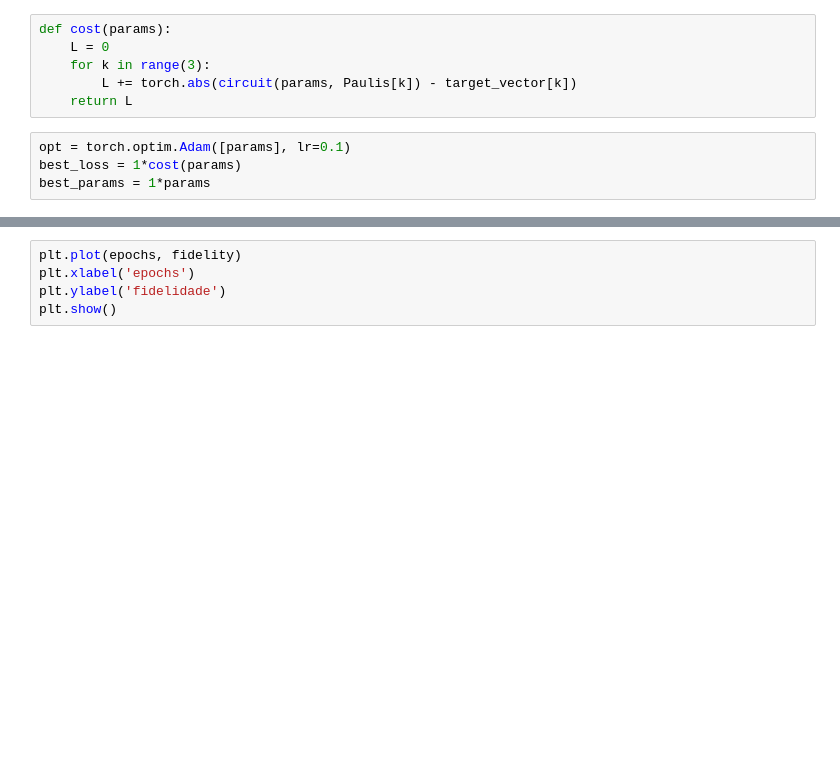
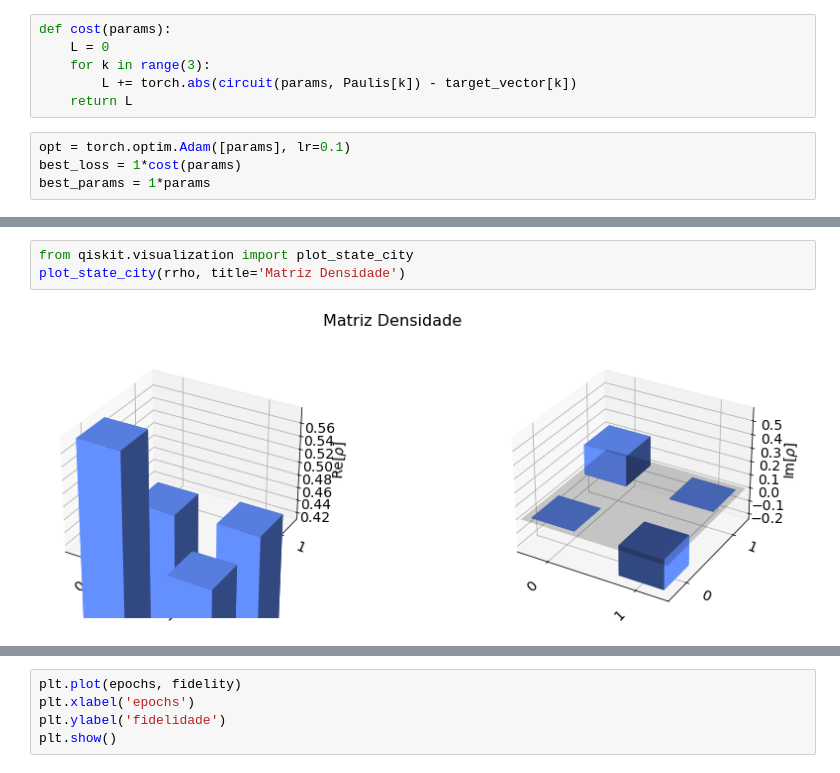
Before and after one commit to SchultzVV/Qiskit, a Jupyter notebook: Conteúdo/prep_estado_puro_usando_valor_esperado.ipynb, the cells around one changed output, grey strips where cells are left out. Drawn from its saved outputs; the diff is of its cells as text; blank space fills up the shorter version.

```diff
--- a/Conteúdo/prep_estado_puro_usando_valor_esperado.ipynb
+++ b/Conteúdo/prep_estado_puro_usando_valor_esperado.ipynb
@@ -109,0 +111,5 @@ print(rho_p)
+# %%
+from qiskit.visualization import plot_state_city
+plot_state_city(rrho, title='Matriz Densidade')
+# %% [output]
+[figure, added]
```
Also changed, not shown: parts of 7 cells of this notebook.
